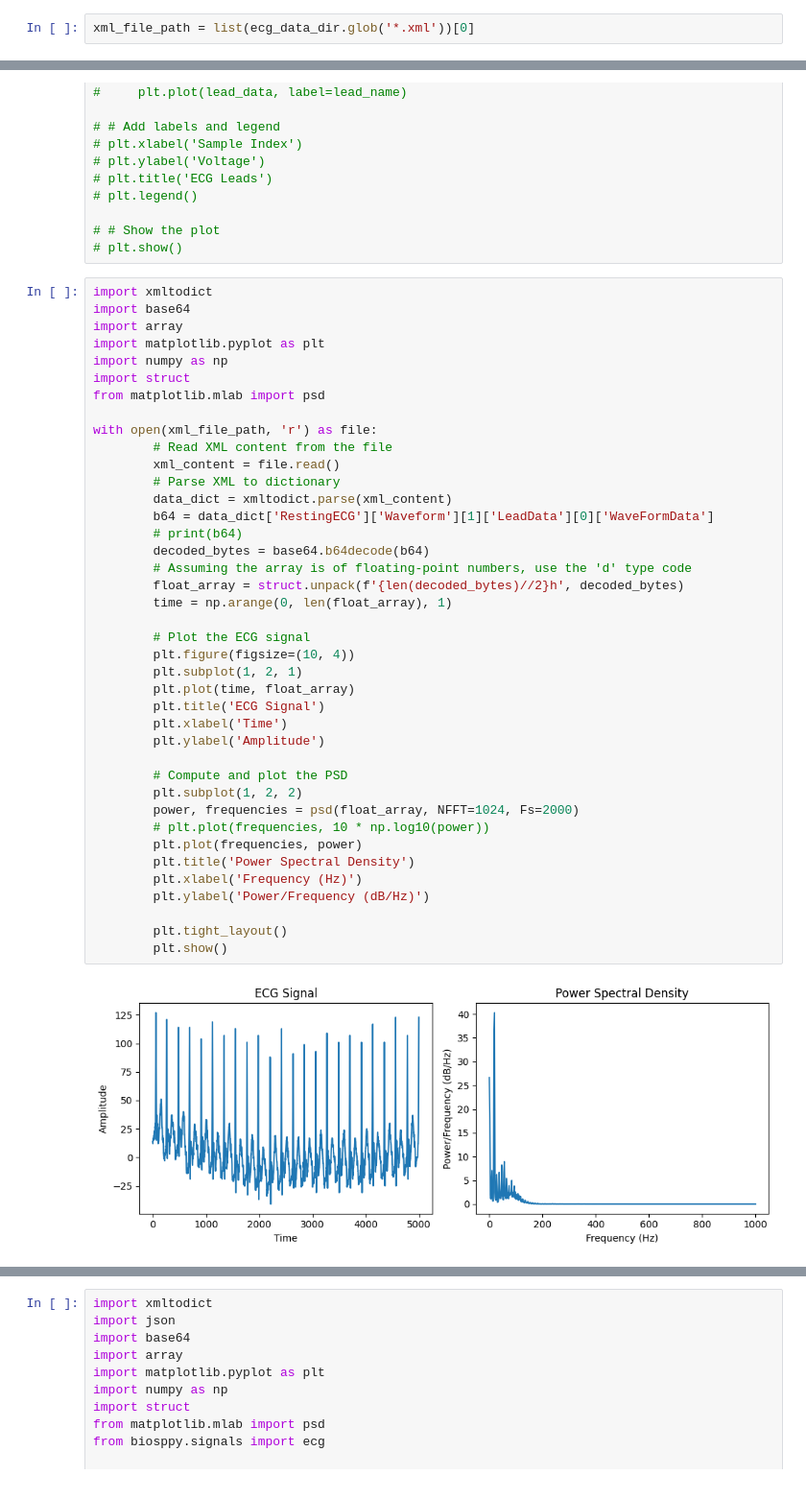
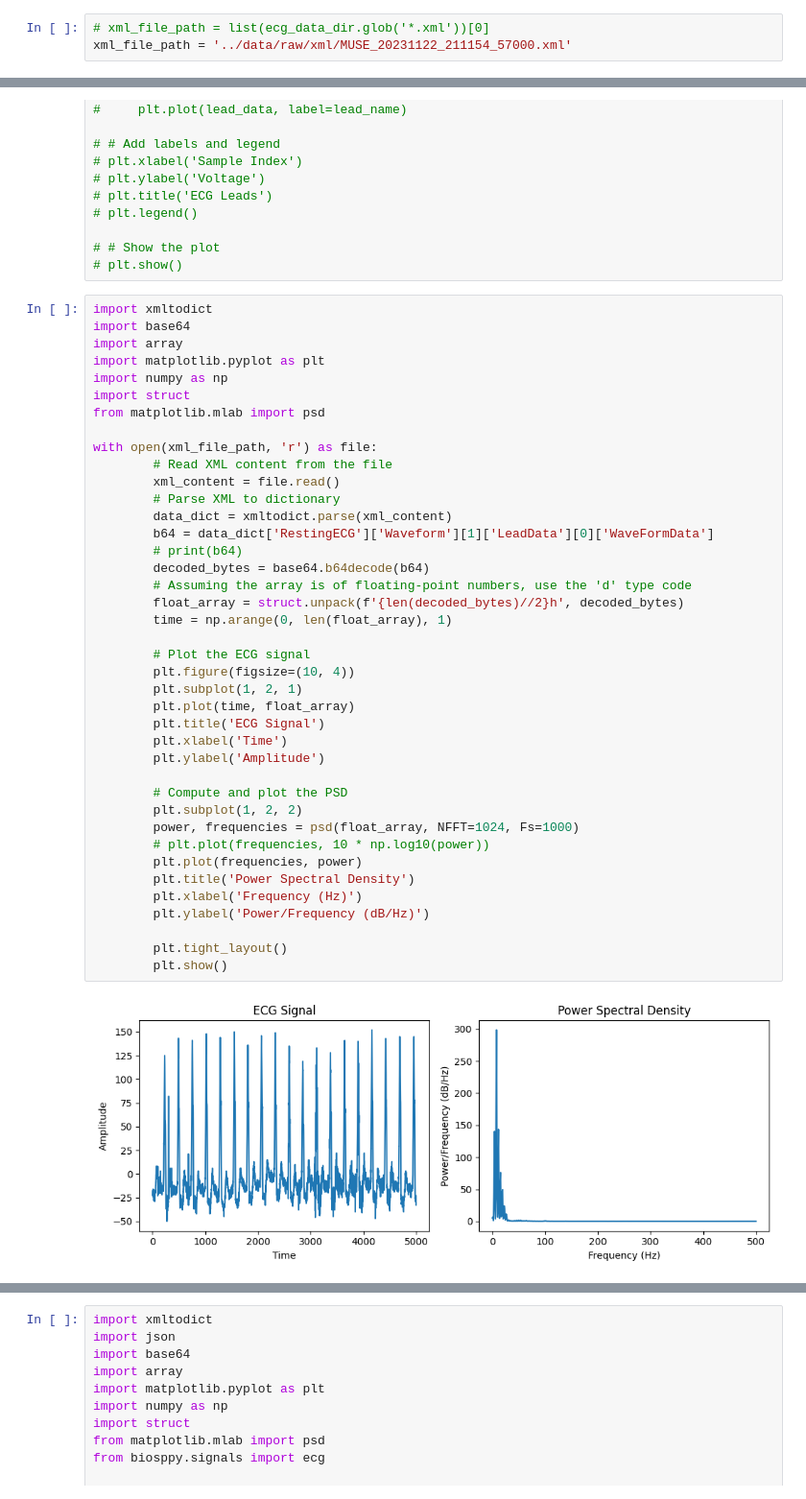
Before and after one commit to Eiad21/ecg_hospitalization, a Jupyter notebook: notebooks/abdulkader-data-exploration.ipynb, the cells around one changed output, grey strips where cells are left out. Shown at 96% size. Cells and saved outputs as stored; diff of their text form.

```diff
--- a/notebooks/abdulkader-data-exploration.ipynb
+++ b/notebooks/abdulkader-data-exploration.ipynb
@@ -8,7 +8,8 @@ len(list(ecg_data_dir.glob('*.xml')))
 # %% [output]
 43511
 # %%
-xml_file_path = list(ecg_data_dir.glob('*.xml'))[0]
+# xml_file_path = list(ecg_data_dir.glob('*.xml'))[0]
+xml_file_path = '../data/raw/xml/MUSE_20231122_211154_57000.xml'
 # %%
 import os
 import csv
@@ -129,35 +132,35 @@ with open(xml_file_path, 'r') as file:
         # Read XML content from the file
         xml_content = file.read()
         # Parse XML to dictionary
         data_dict = xmltodict.parse(xml_content)
         b64 = data_dict['RestingECG']['Waveform'][1]['LeadData'][0]['WaveFormData']
         # print(b64)
         decoded_bytes = base64.b64decode(b64)
         # Assuming the array is of floating-point numbers, use the 'd' type code
         float_array = struct.unpack(f'{len(decoded_bytes)//2}h', decoded_bytes)
         time = np.arange(0, len(float_array), 1)
 
         # Plot the ECG signal
         plt.figure(figsize=(10, 4))
         plt.subplot(1, 2, 1)
         plt.plot(time, float_array)
         plt.title('ECG Signal')
         plt.xlabel('Time')
         plt.ylabel('Amplitude')
 
         # Compute and plot the PSD
         plt.subplot(1, 2, 2)
-        power, frequencies = psd(float_array, NFFT=1024, Fs=2000)
+        power, frequencies = psd(float_array, NFFT=1024, Fs=1000)
         # plt.plot(frequencies, 10 * np.log10(power))
         plt.plot(frequencies, power)
         plt.title('Power Spectral Density')
         plt.xlabel('Frequency (Hz)')
         plt.ylabel('Power/Frequency (dB/Hz)')
 
         plt.tight_layout()
         plt.show()
 # %% [output]
-[figure, old version]
+[figure, new version]
 # %%
 import xmltodict
 import base64
```
Also changed, not shown: parts of 4 cells of this notebook, 4 other files.
